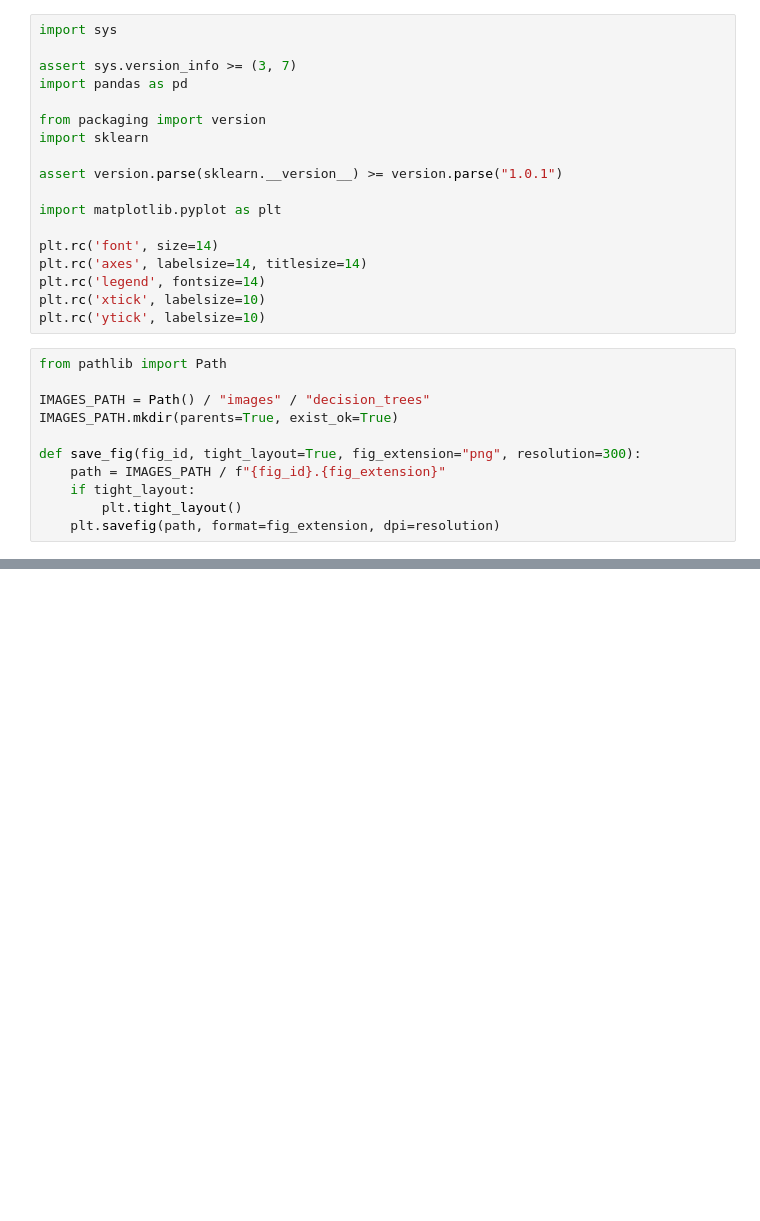
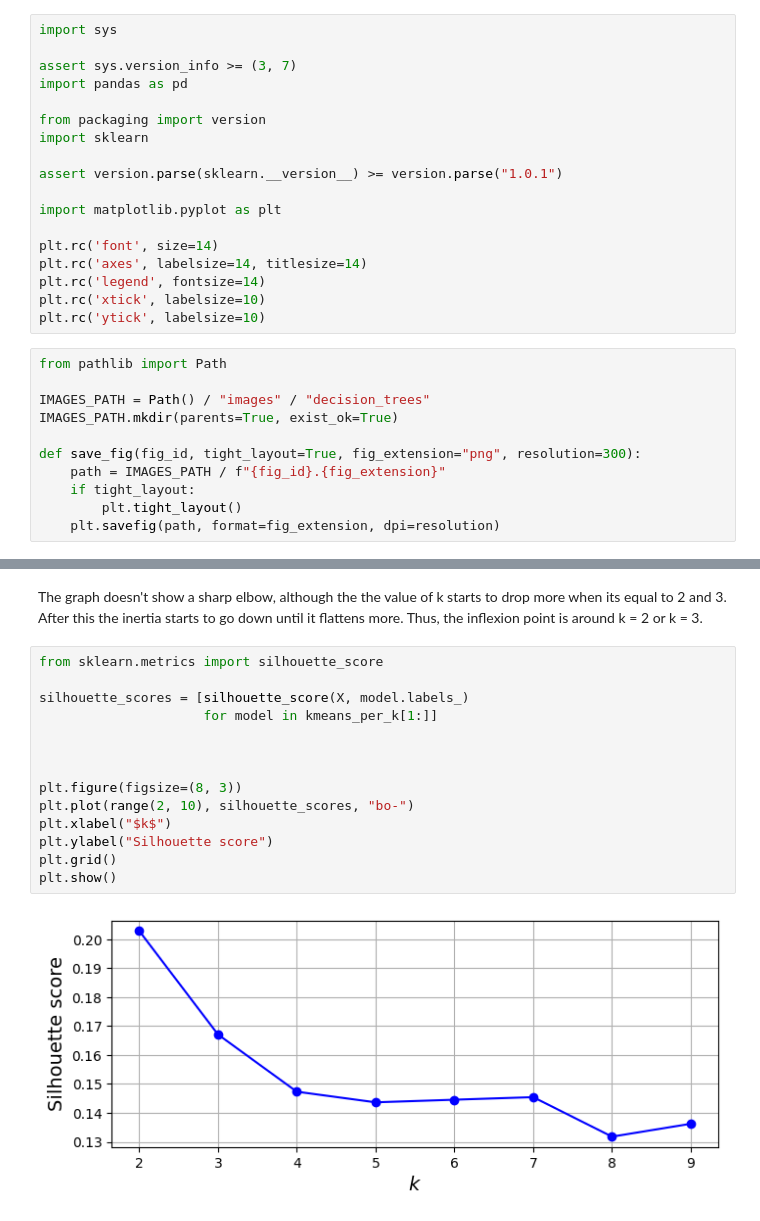
Before and after one commit to IDM4s-2025/TC2034-final-team8, a Jupyter notebook: k_means.ipynb, the cells around one changed output, grey strips where cells are left out. Saved outputs shown, nothing was run; the diff lists cells and outputs as text; blank space fills up the shorter version.

```diff
--- a/k_means.ipynb
+++ b/k_means.ipynb
@@ -102,0 +141,18 @@ plt.show()
+# %% [markdown]
+The graph doesn't show a sharp elbow, although the the value of k starts to drop more when its equal to 2 and 3. After this the inertia starts to go down until it flattens more. Thus, the inflexion point is around k = 2 or k = 3.
+# %%
+from sklearn.metrics import silhouette_score
+
+silhouette_scores = [silhouette_score(X, model.labels_)
+                     for model in kmeans_per_k[1:]]
+
+
+
+plt.figure(figsize=(8, 3))
+plt.plot(range(2, 10), silhouette_scores, "bo-")
+plt.xlabel("$k$")
+plt.ylabel("Silhouette score")
+plt.grid()
+plt.show()
+# %% [output]
+[figure, added]
```
Also changed, not shown: parts of 23 cells of this notebook, 2 other files.
